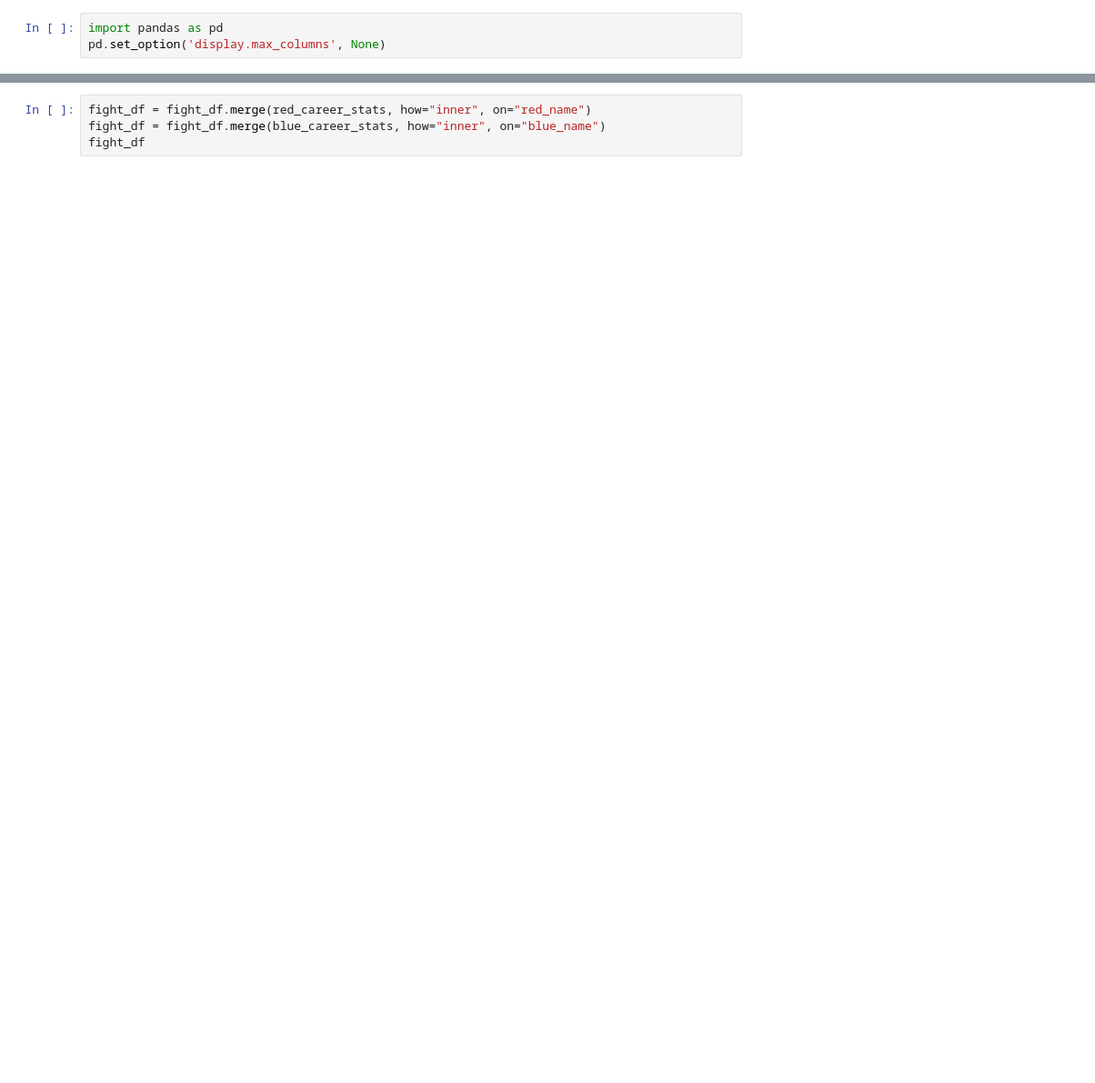
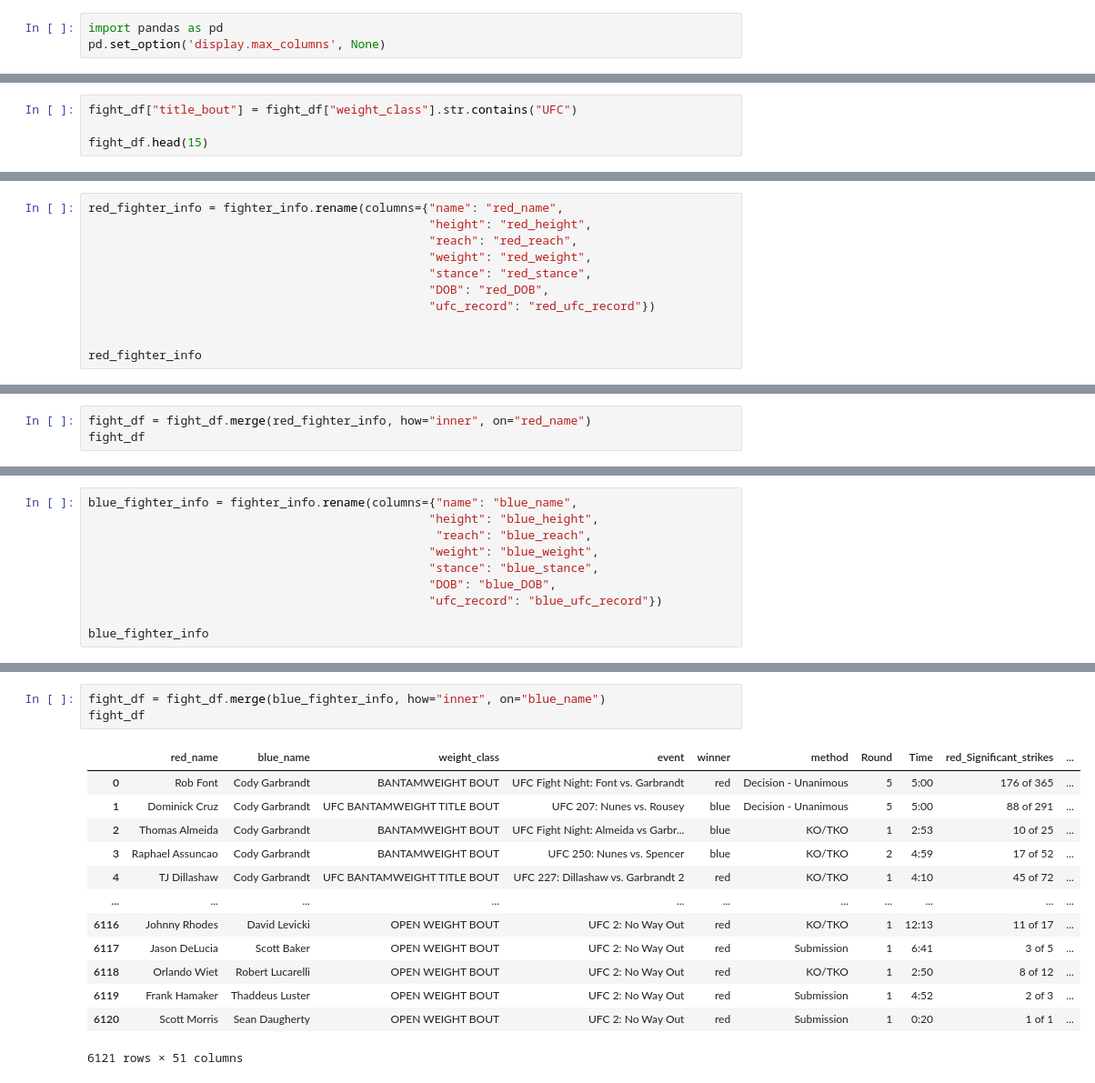
Before and after one commit to a925sw/ufc_stats, a Jupyter notebook: merging_and_cleaning.ipynb, the cells around one changed output, grey strips where cells are left out. Shown at 91% size. Saved outputs shown, nothing was run; the diff lists cells and outputs as text; blank space fills up the shorter version.

```diff
--- a/merging_and_cleaning.ipynb
+++ b/merging_and_cleaning.ipynb
@@ -34,0 +202,4 @@ fight_df.head(15)
+# %%
+fight_df["title_bout"] = fight_df["weight_class"].str.contains("UFC")
+
+fight_df.head(15)
@@ -52,0 +258,11 @@ red_career_stats
+# %%
+red_fighter_info = fighter_info.rename(columns={"name": "red_name",
+                                                "height": "red_height",
+                                                "reach": "red_reach",
+                                                "weight": "red_weight",
+                                                "stance": "red_stance",
+                                                "DOB": "red_DOB",
+                                                "ufc_record": "red_ufc_record"})
+
+
+red_fighter_info
@@ -52,0 +283,3 @@ red_career_stats
+# %%
+fight_df = fight_df.merge(red_fighter_info, how="inner", on="red_name")
+fight_df
@@ -52,0 +300,10 @@ red_career_stats
+# %%
+blue_fighter_info = fighter_info.rename(columns={"name": "blue_name",
+                                                "height": "blue_height",
+                                                 "reach": "blue_reach",
+                                                "weight": "blue_weight",
+                                                "stance": "blue_stance",
+                                                "DOB": "blue_DOB",
+                                                "ufc_record": "blue_ufc_record"})
+
+blue_fighter_info
@@ -70,4 +342,17 @@ blue_career_stats
 # %%
-fight_df = fight_df.merge(red_career_stats, how="inner", on="red_name")
-fight_df = fight_df.merge(blue_career_stats, how="inner", on="blue_name")
+fight_df = fight_df.merge(blue_fighter_info, how="inner", on="blue_name")
 fight_df
+# %% [output]
+|  | red_name | blue_name | weight_class | event | winner | method | Round | Time | red_Significant_strikes | ... |
+| 0 | Rob Font | Cody Garbrandt | BANTAMWEIGHT BOUT | UFC Fight Night: Font vs. Garbrandt | red | Decision - Unanimous | 5 | 5:00 | 176 of 365 | ... |
+| 1 | Dominick Cruz | Cody Garbrandt | UFC BANTAMWEIGHT TITLE BOUT | UFC 207: Nunes vs. Rousey | blue | Decision - Unanimous | 5 | 5:00 | 88 of 291 | ... |
+| 2 | Thomas Almeida | Cody Garbrandt | BANTAMWEIGHT BOUT | UFC Fight Night: Almeida vs Garbr... | blue | KO/TKO | 1 | 2:53 | 10 of 25 | ... |
+| 3 | Raphael Assuncao | Cody Garbrandt | BANTAMWEIGHT BOUT | UFC 250: Nunes vs. Spencer | blue | KO/TKO | 2 | 4:59 | 17 of 52 | ... |
+| 4 | TJ Dillashaw | Cody Garbrandt | UFC BANTAMWEIGHT TITLE BOUT | UFC 227: Dillashaw vs. Garbrandt 2 | red | KO/TKO | 1 | 4:10 | 45 of 72 | ... |
+| ... | ... | ... | ... | ... | ... | ... | ... | ... | ... | ... |
+| 6116 | Johnny Rhodes | David Levicki | OPEN WEIGHT BOUT | UFC 2: No Way Out | red | KO/TKO | 1 | 12:13 | 11 of 17 | ... |
+| 6117 | Jason DeLucia | Scott Baker | OPEN WEIGHT BOUT | UFC 2: No Way Out | red | Submission | 1 | 6:41 | 3 of 5 | ... |
+| 6118 | Orlando Wiet | Robert Lucarelli | OPEN WEIGHT BOUT | UFC 2: No Way Out | red | KO/TKO | 1 | 2:50 | 8 of 12 | ... |
+| 6119 | Frank Hamaker | Thaddeus Luster | OPEN WEIGHT BOUT | UFC 2: No Way Out | red | Submission | 1 | 4:52 | 2 of 3 | ... |
+| 6120 | Scott Morris | Sean Daugherty | OPEN WEIGHT BOUT | UFC 2: No Way Out | red | Submission | 1 | 0:20 | 1 of 1 | ... |
+6121 rows × 51 columns
```
Also changed, not shown: parts of 24 cells of this notebook.
